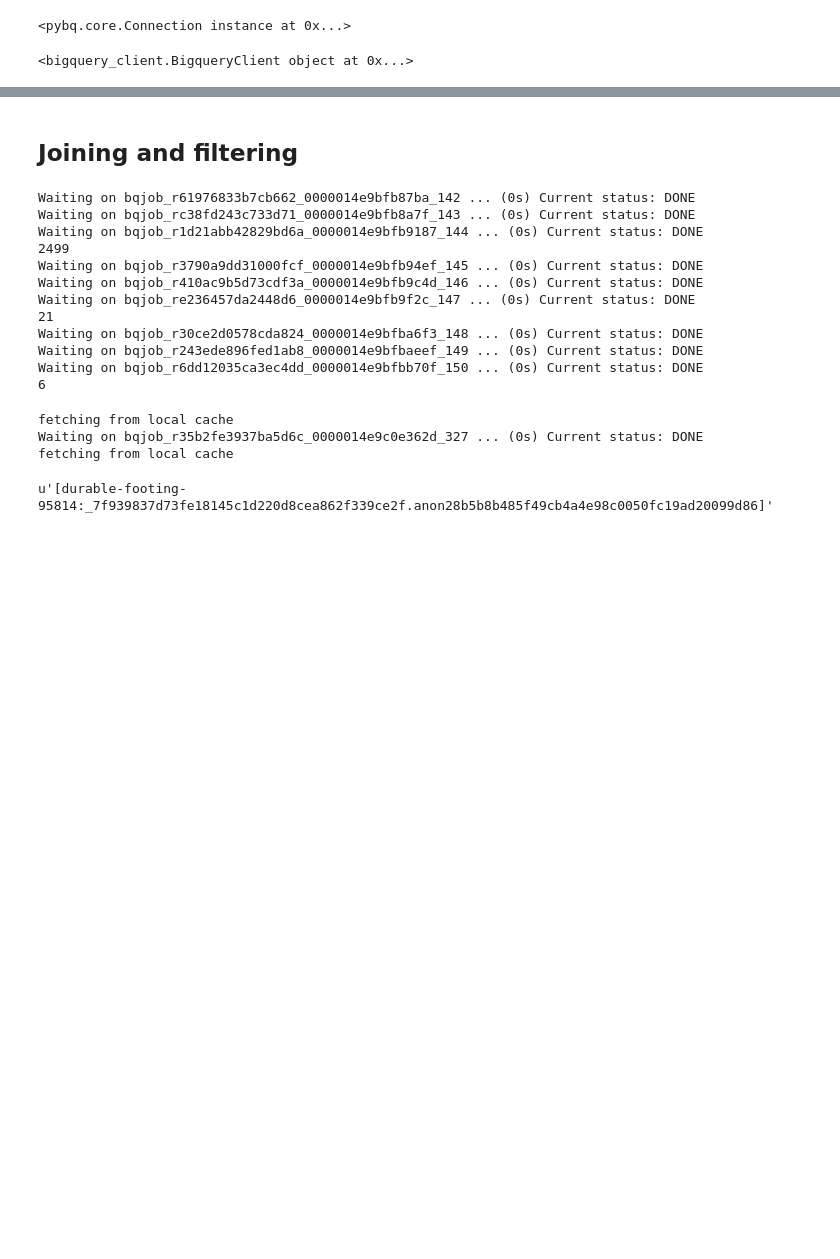
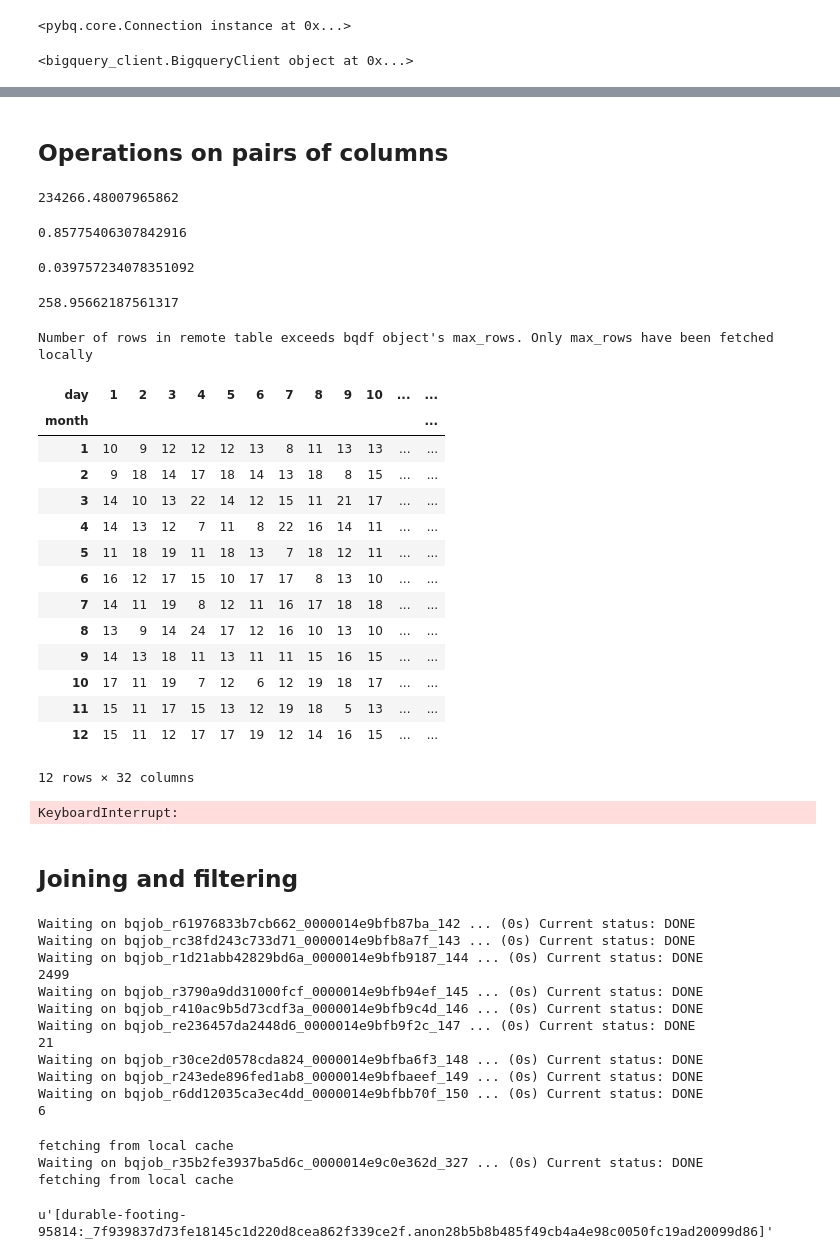
Before and after one commit to askerry/bqpy, a Jupyter notebook: bq_basic_template.ipynb, the cells around one changed output, grey strips where cells are left out. Cells and saved outputs as stored; diff of their text form; code cells hidden in the pictures; blank space fills up the shorter version.

```diff
--- a/bq_basic_template.ipynb
+++ b/bq_basic_template.ipynb
@@ -250,0 +226,2 @@ Waiting on bqjob_r239be87b64f700f1_0000014e9c0bd488_323 ... (0s) Current status:
+# %%
+df1.add_index(inplace=True)
@@ -250,0 +257,9 @@ Waiting on bqjob_r239be87b64f700f1_0000014e9c0bd488_323 ... (0s) Current status:
+# %%
+#add column with value
+df1.add_col('test1', 100)
+# %%
+#add column with local list/array
+df1.add_col('test2', [np.random.randint(1000) for i in range(len(df1))])
+# %%
+#add column with local list/array
+df1.add_col('normalized_weight', df1['weight_pounds'].zscore())
@@ -251,3 +289,45 @@ Waiting on bqjob_r239be87b64f700f1_0000014e9c0bd488_323 ... (0s) Current status:
+# %% [markdown]
+## Operations on pairs of columns
+# %%
+df1.dot('month', 'weight_pounds')
+# %% [output]
+234266.48007965862
+# %%
+df1.cos('day', 'weight_pounds')
+# %% [output]
+0.85775406307842916
+# %%
+df1.corr('month', 'weight_pounds')
+# %% [output]
+0.039757234078351092
+# %%
+df1.euclidean('month', 'weight_pounds')
+# %% [output]
+258.95662187561317
+# %%
+mat=df1.contingency_mat('month', 'day')
+mat
+# %% [output]
+Number of rows in remote table exceeds bqdf object's max_rows. Only max_rows have been fetched locally
+| day | 1 | 2 | 3 | 4 | 5 | 6 | 7 | 8 | 9 | 10 | ... | ... |
+| month |  |  |  |  |  |  |  |  |  |  |  | ... |
+| 1 | 10 | 9 | 12 | 12 | 12 | 13 | 8 | 11 | 13 | 13 | ... | ... |
+| 2 | 9 | 18 | 14 | 17 | 18 | 14 | 13 | 18 | 8 | 15 | ... | ... |
+| 3 | 14 | 10 | 13 | 22 | 14 | 12 | 15 | 11 | 21 | 17 | ... | ... |
+| 4 | 14 | 13 | 12 | 7 | 11 | 8 | 22 | 16 | 14 | 11 | ... | ... |
+| 5 | 11 | 18 | 19 | 11 | 18 | 13 | 7 | 18 | 12 | 11 | ... | ... |
+| 6 | 16 | 12 | 17 | 15 | 10 | 17 | 17 | 8 | 13 | 10 | ... | ... |
+| 7 | 14 | 11 | 19 | 8 | 12 | 11 | 16 | 17 | 18 | 18 | ... | ... |
+| 8 | 13 | 9 | 14 | 24 | 17 | 12 | 16 | 10 | 13 | 10 | ... | ... |
+| 9 | 14 | 13 | 18 | 11 | 13 | 11 | 11 | 15 | 16 | 15 | ... | ... |
+| 10 | 17 | 11 | 19 | 7 | 12 | 6 | 12 | 19 | 18 | 17 | ... | ... |
+| 11 | 15 | 11 | 17 | 15 | 13 | 12 | 19 | 18 | 5 | 13 | ... | ... |
+| 12 | 15 | 11 | 12 | 17 | 17 | 19 | 12 | 14 | 16 | 15 | ... | ... |
+12 rows × 32 columns
+# %%
+corrmat=df1.corr_mat()
+# %% [output]
+KeyboardInterrupt:
 # %% [markdown]
 ## Joining and filtering
 # %%
```
Also changed, not shown: parts of 81 cells of this notebook, 7 other files.
